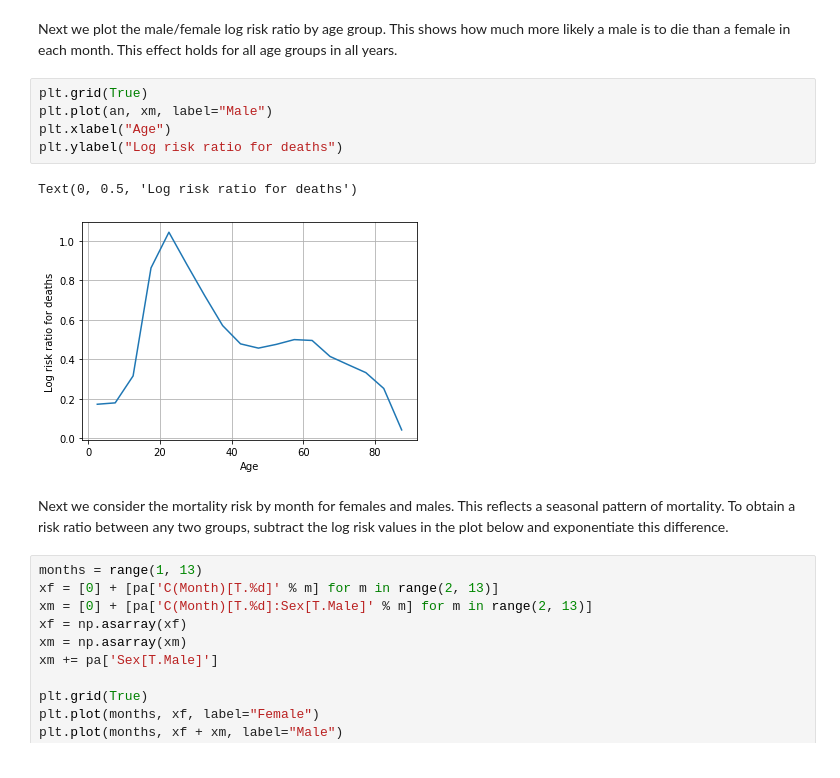
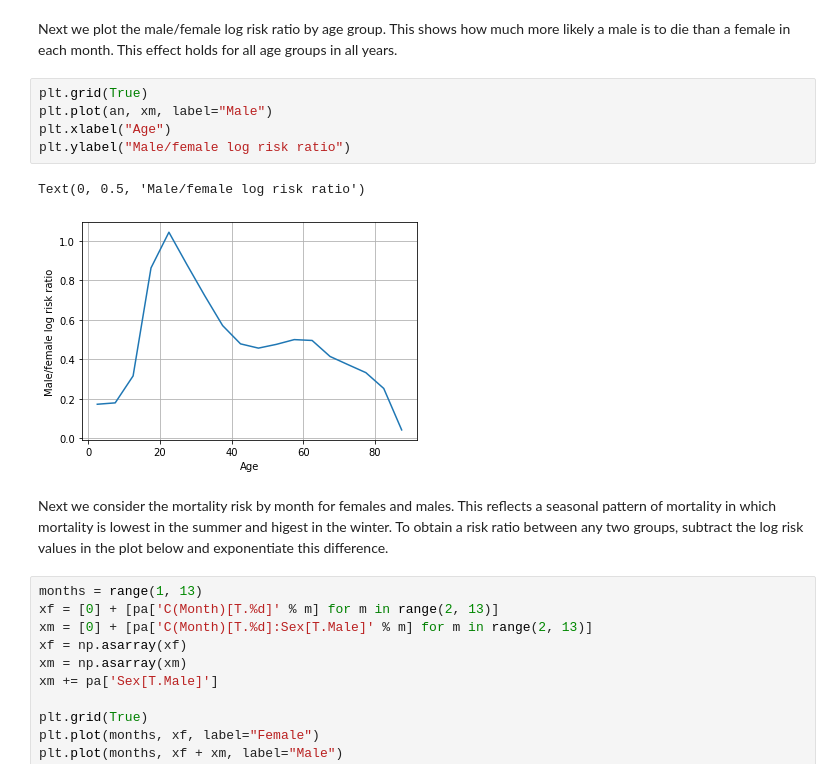
Before and after one commit to kshedden/workshops, a Jupyter notebook: mortality/notebooks/mort_glm.ipynb, the cells around one changed output. Saved outputs shown, nothing was run; the diff lists cells and outputs as text.

```diff
--- a/mortality/notebooks/mort_glm.ipynb
+++ b/mortality/notebooks/mort_glm.ipynb
@@ -162,14 +230,15 @@ month.  This effect holds for all age groups in all years.
 # %%
 plt.grid(True)
 plt.plot(an, xm, label="Male")
 plt.xlabel("Age")
-plt.ylabel("Log risk ratio for deaths")
+plt.ylabel("Male/female log risk ratio")
 # %% [output]
-Text(0, 0.5, 'Log risk ratio for deaths')
+Text(0, 0.5, 'Male/female log risk ratio')
-[figure, old version]
+[figure, new version]
 # %% [markdown]
 Next we consider the mortality risk by month for females and males.
-This reflects a seasonal pattern of mortality.  To obtain a risk
+This reflects a seasonal pattern of mortality in which mortality is
+lowest in the summer and higest in the winter.  To obtain a risk
 ratio between any two groups, subtract the log risk values in the
 plot below and exponentiate this difference.
 # %%
```
Also changed, not shown: parts of 40 cells of this notebook, 2 other files.
